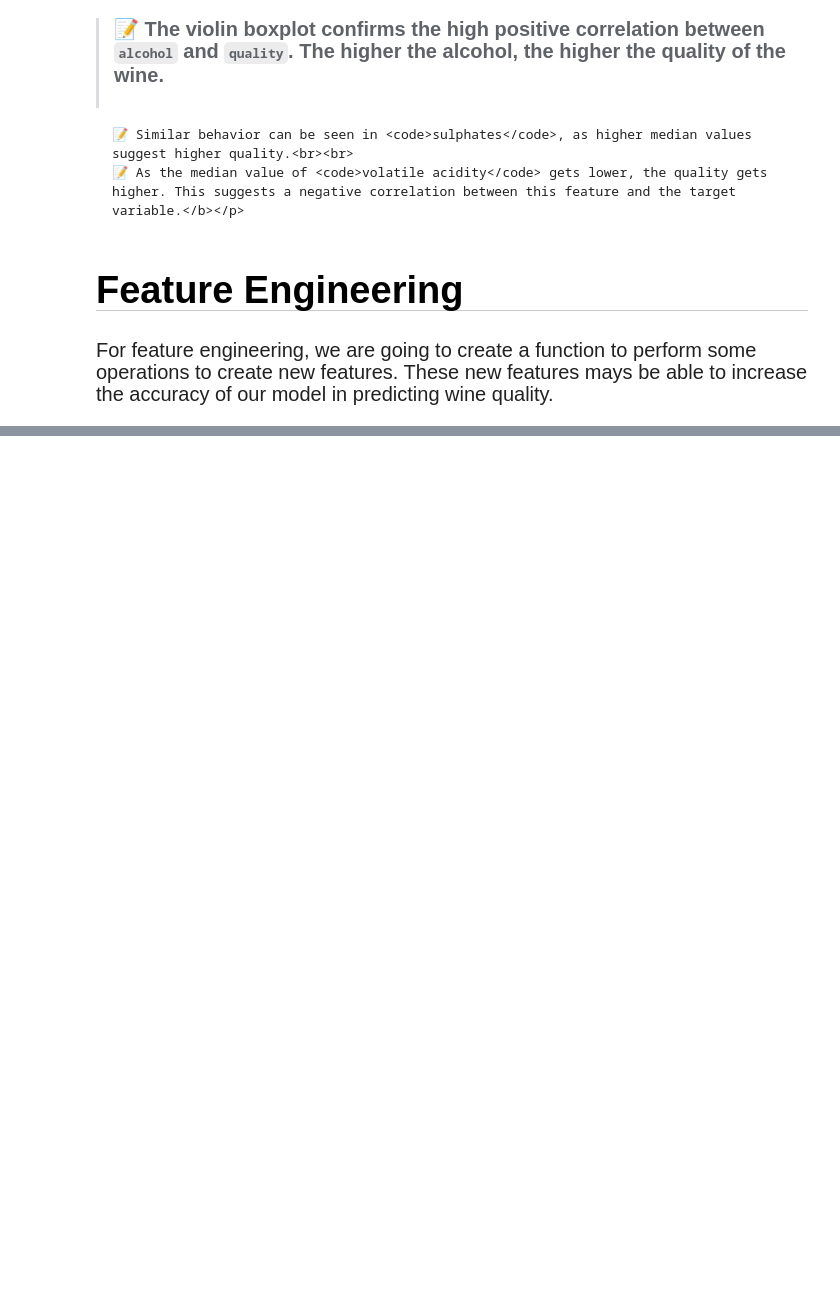
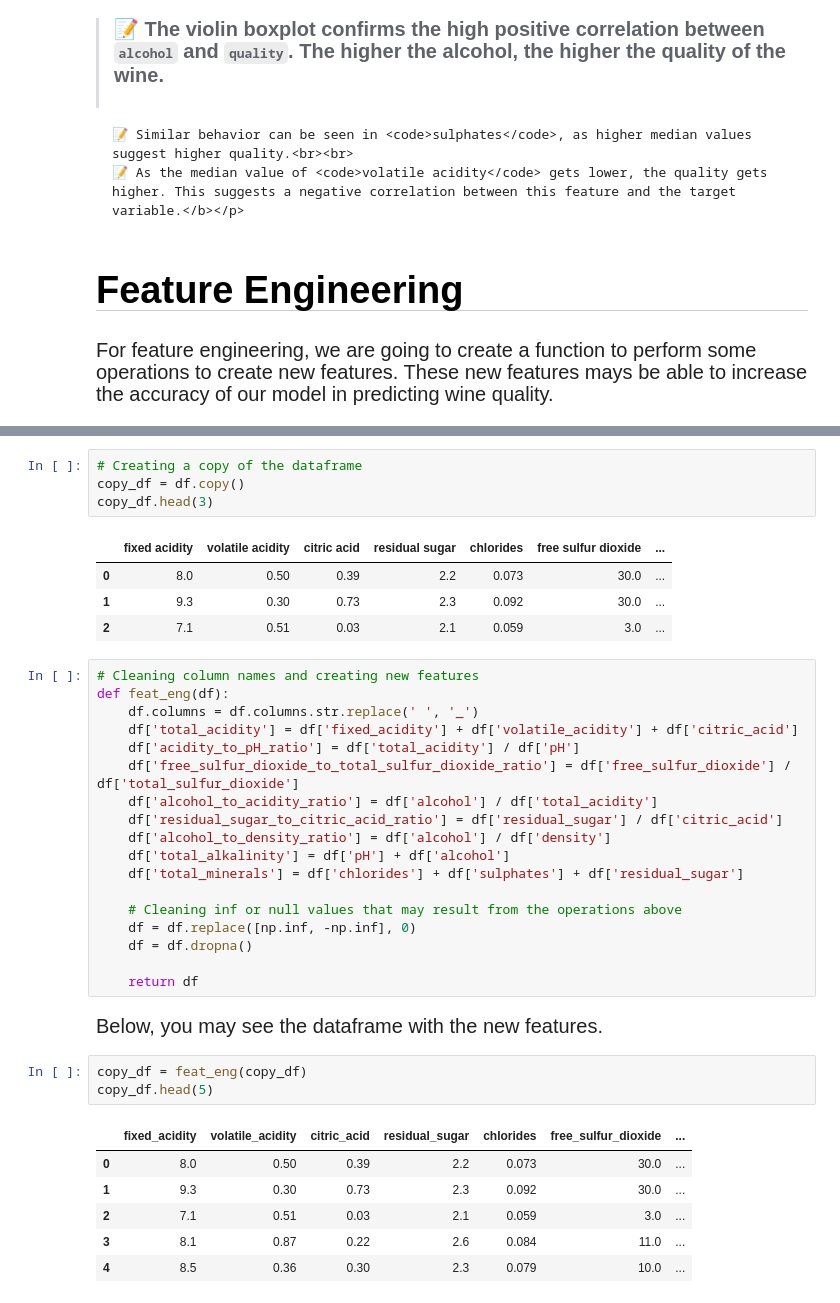
Before and after one commit to Neddahh/ML_pipeline_project, a Jupyter notebook: Wine_Quality_FullMl.ipynb, the cells around one changed output, grey strips where cells are left out. Cells and saved outputs as stored; diff of their text form; blank space fills up the shorter version.

```diff
--- a/Wine_Quality_FullMl.ipynb
+++ b/Wine_Quality_FullMl.ipynb
@@ -870,0 +874,39 @@ for i in features:
+# %%
+# Creating a copy of the dataframe
+copy_df = df.copy()
+copy_df.head(3)
+# %% [output]
+|  | fixed acidity | volatile acidity | citric acid | residual sugar | chlorides | free sulfur dioxide | ... |
+| 0 | 8.0 | 0.50 | 0.39 | 2.2 | 0.073 | 30.0 | ... |
+| 1 | 9.3 | 0.30 | 0.73 | 2.3 | 0.092 | 30.0 | ... |
+| 2 | 7.1 | 0.51 | 0.03 | 2.1 | 0.059 | 3.0 | ... |
+# %%
+# Cleaning column names and creating new features
+def feat_eng(df):
+    df.columns = df.columns.str.replace(' ', '_')
+    df['total_acidity'] = df['fixed_acidity'] + df['volatile_acidity'] + df['citric_acid']
+    df['acidity_to_pH_ratio'] = df['total_acidity'] / df['pH']
+    df['free_sulfur_dioxide_to_total_sulfur_dioxide_ratio'] = df['free_sulfur_dioxide'] / df['total_sulfur_dioxide']
+    df['alcohol_to_acidity_ratio'] = df['alcohol'] / df['total_acidity']
+    df['residual_sugar_to_citric_acid_ratio'] = df['residual_sugar'] / df['citric_acid']
+    df['alcohol_to_density_ratio'] = df['alcohol'] / df['density']
+    df['total_alkalinity'] = df['pH'] + df['alcohol']
+    df['total_minerals'] = df['chlorides'] + df['sulphates'] + df['residual_sugar']
+
+    # Cleaning inf or null values that may result from the operations above
+    df = df.replace([np.inf, -np.inf], 0)
+    df = df.dropna()
+
+    return df
+# %% [markdown]
+<p style="font-size: 20px">Below, you may see the dataframe with the new features.</p>
+# %%
+copy_df = feat_eng(copy_df)
+copy_df.head(5)
+# %% [output]
+|  | fixed_acidity | volatile_acidity | citric_acid | residual_sugar | chlorides | free_sulfur_dioxide | ... |
+| 0 | 8.0 | 0.50 | 0.39 | 2.2 | 0.073 | 30.0 | ... |
+| 1 | 9.3 | 0.30 | 0.73 | 2.3 | 0.092 | 30.0 | ... |
+| 2 | 7.1 | 0.51 | 0.03 | 2.1 | 0.059 | 3.0 | ... |
+| 3 | 8.1 | 0.87 | 0.22 | 2.6 | 0.084 | 11.0 | ... |
+| 4 | 8.5 | 0.36 | 0.30 | 2.3 | 0.079 | 10.0 | ... |
```
Also changed, not shown: parts of 2 cells of this notebook.
